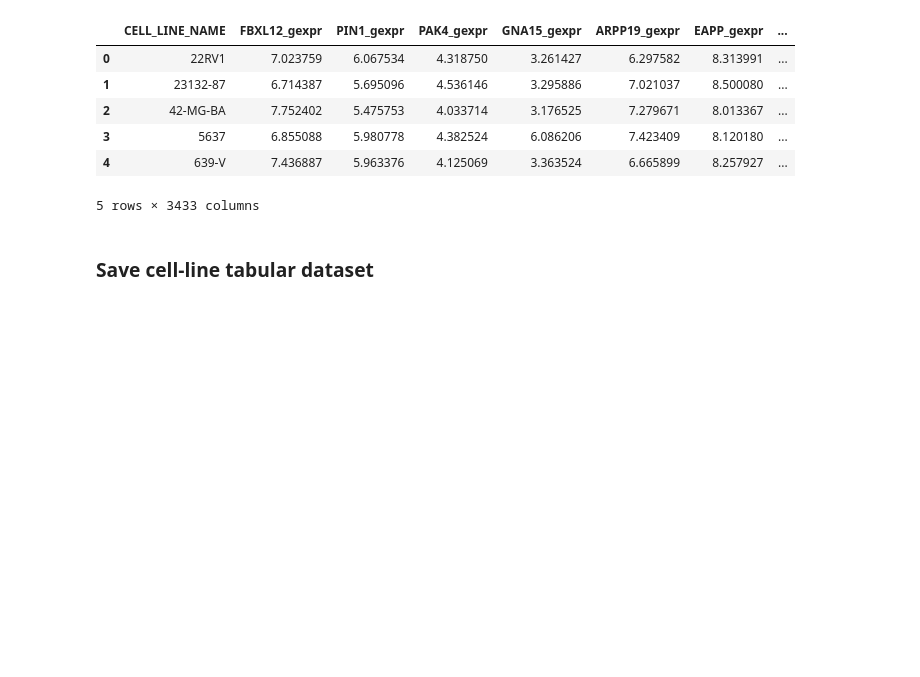
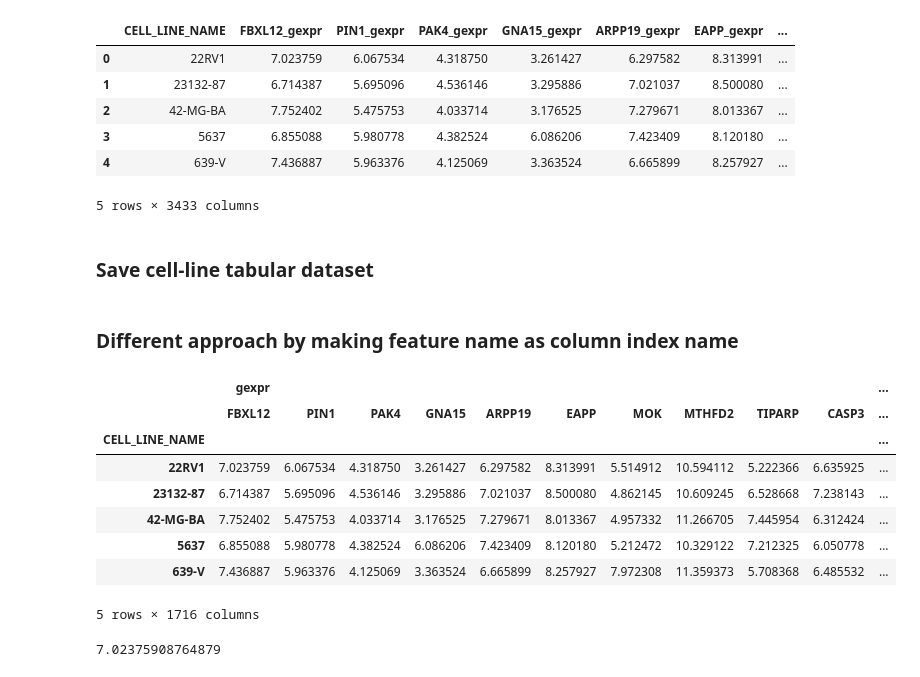
Before and after one commit to PeeteKeesel/gnn-for-drug-response-prediction, a Jupyter notebook: 15_summary_datasets.ipynb, the cells around one changed output. Cells and saved outputs as stored; diff of their text form; code cells hidden in the pictures; blank space fills up the shorter version.

Commit message:
other approach for cell-line tabular dataset (feature name as column index name)

```diff
--- a/15_summary_datasets.ipynb
+++ b/15_summary_datasets.ipynb
@@ -642,3 +642,24 @@ merged.head(5)
 SAVE = True
 if SAVE:
     merged.to_pickle(f'{PATH_SUMMARY_DATASETS}cl_gene_matrix.pkl')
+# %% [markdown]
+### Different approach by making feature name as column index name
+# %%
+t = pd.concat([gexpr_v2.set_index('CELL_LINE_NAME'),
+           cnvg_v2.set_index('CELL_LINE_NAME')],
+           keys=('gexpr', 'cnvg'), axis=1)
+t.head(5)
+# %% [output]
+|  | gexpr |  |  |  |  |  |  |  |  |  | ... |
+|  | FBXL12 | PIN1 | PAK4 | GNA15 | ARPP19 | EAPP | MOK | MTHFD2 | TIPARP | CASP3 | ... |
+| CELL_LINE_NAME |  |  |  |  |  |  |  |  |  |  | ... |
+| 22RV1 | 7.023759 | 6.067534 | 4.318750 | 3.261427 | 6.297582 | 8.313991 | 5.514912 | 10.594112 | 5.222366 | 6.635925 | ... |
+| 23132-87 | 6.714387 | 5.695096 | 4.536146 | 3.295886 | 7.021037 | 8.500080 | 4.862145 | 10.609245 | 6.528668 | 7.238143 | ... |
+| 42-MG-BA | 7.752402 | 5.475753 | 4.033714 | 3.176525 | 7.279671 | 8.013367 | 4.957332 | 11.266705 | 7.445954 | 6.312424 | ... |
+| 5637 | 6.855088 | 5.980778 | 4.382524 | 6.086206 | 7.423409 | 8.120180 | 5.212472 | 10.329122 | 7.212325 | 6.050778 | ... |
+| 639-V | 7.436887 | 5.963376 | 4.125069 | 3.363524 | 6.665899 | 8.257927 | 7.972308 | 11.359373 | 5.708368 | 6.485532 | ... |
+5 rows × 1716 columns
+# %%
+t.gexpr.FBXL12['22RV1']
+# %% [output]
+7.02375908764879
```
